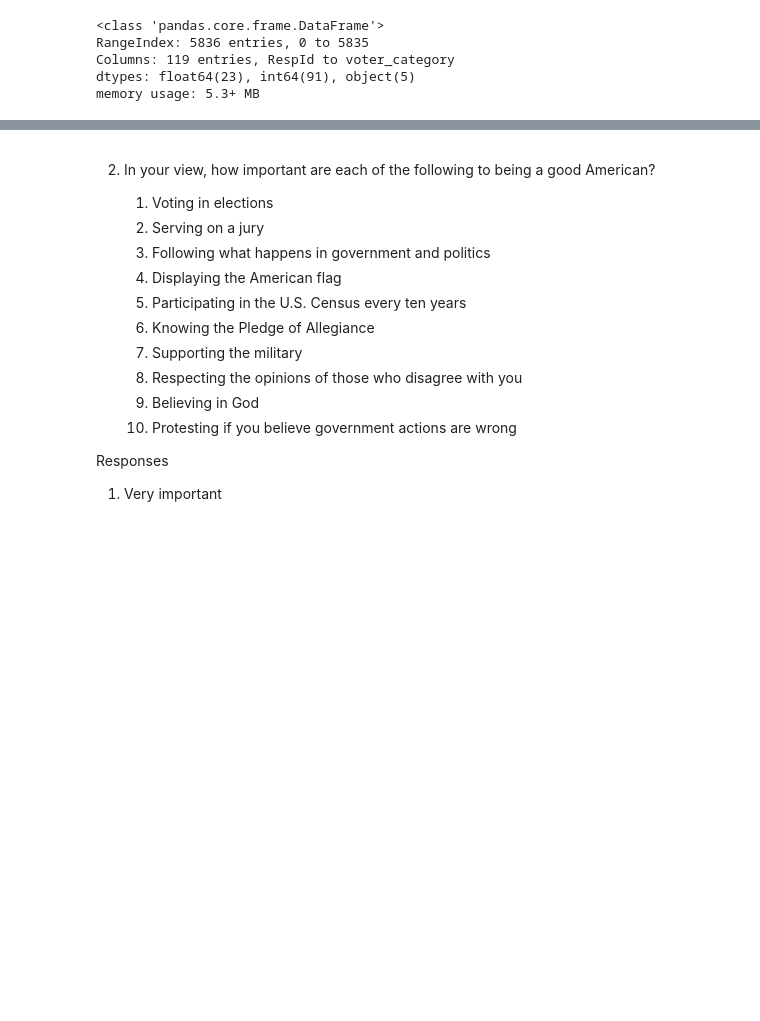
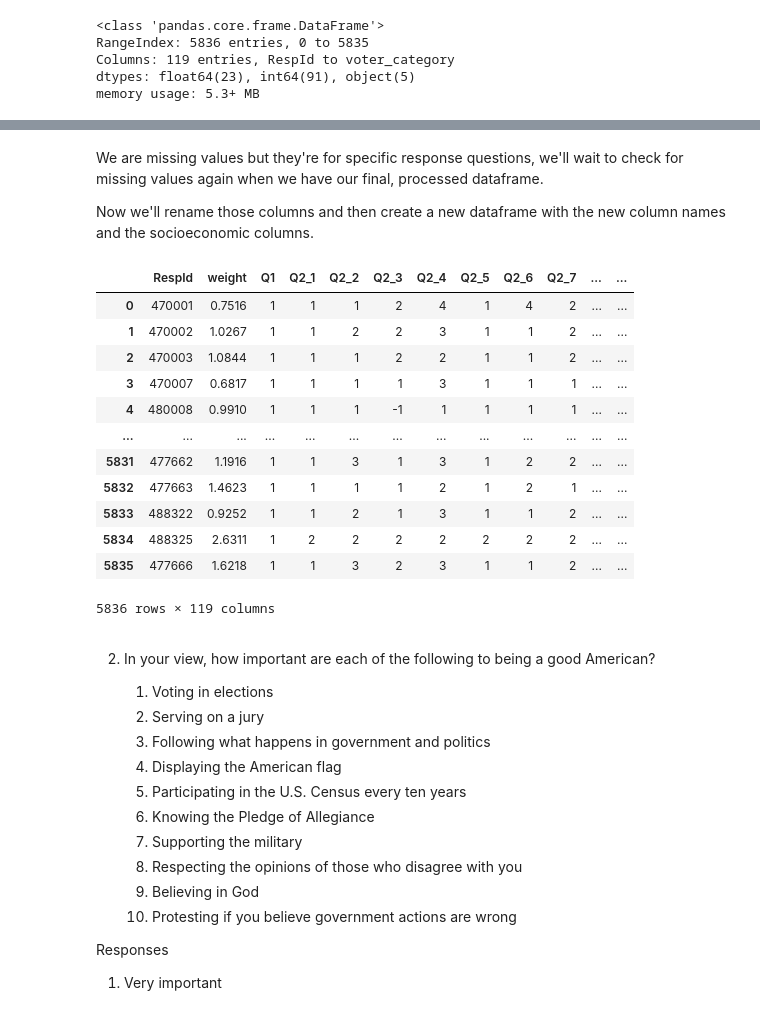
Before and after one commit to The-Rebeckoning/data-science, a Jupyter notebook: portfolio/in-progress/american_valuesv2/eda-american-valuesv2.ipynb, the cells around one changed output, grey strips where cells are left out. Drawn from its saved outputs; the diff is of its cells as text; code cells hidden in the pictures; blank space fills up the shorter version.

Commit message:
finished cleaning up data

```diff
--- a/portfolio/in-progress/american_valuesv2/eda-american-valuesv2.ipynb
+++ b/portfolio/in-progress/american_valuesv2/eda-american-valuesv2.ipynb
@@ -62,3 +89,61 @@ Now we'll rename those columns and then create a new dataframe with the new colu
+# %% [markdown]
+We are missing values but they're for specific response questions, we'll wait to check for missing values again when we have our final, processed dataframe.
+
+Now we'll rename those columns and then create a new dataframe with the new column names and the socioeconomic columns.
+# %%
+# Create dictionary with corresponding keys
+
+column_dict = {"Q2_1":"Voting",
+        "Q2_2": "Jury",
+        "Q2_3": "Govt_Politics",
+        "Q2_4": "American_Flag",
+        "Q2_5": "US_Census",
+        "Q2_6": "Pledge",
+        "Q2_7":"Military Support",
+        "Q2_8": "Respecting_Others",
+        "Q2_9":"Believing in God",
+        "Q2_10":"Protesting",
+        "Q3_1": "Racism_US",
+        "Q3_2": "Racism_Policing",
+        "Q3_3":"Society_Whole",
+        "Q3_4":"Mainstream_Media",
+        "Q3_5":"Traditional_Parties",
+        "Q3_5":"Way_People_Talk"}
+
+# Create list of dictionary
+keylist = list(column_dict.keys())
+
+# Create two lists that we'll use to restructure the survey data
+question_two = []
+question_three = []
+for key in keylist:
+    if "Q2" in key:
+        question_two.append(key)
+    else:
+        question_three.append(key)
+
+# Likert scale data (make agreeable
+
+# Create two lists for questions two and three, restructure data that way
+
+# Age (bins)
+
+# make the bins by quartile
+df
+# %% [output]
+|  | RespId | weight | Q1 | Q2_1 | Q2_2 | Q2_3 | Q2_4 | Q2_5 | Q2_6 | Q2_7 | ... | ... |
+| 0 | 470001 | 0.7516 | 1 | 1 | 1 | 2 | 4 | 1 | 4 | 2 | ... | ... |
+| 1 | 470002 | 1.0267 | 1 | 1 | 2 | 2 | 3 | 1 | 1 | 2 | ... | ... |
+| 2 | 470003 | 1.0844 | 1 | 1 | 1 | 2 | 2 | 1 | 1 | 2 | ... | ... |
+| 3 | 470007 | 0.6817 | 1 | 1 | 1 | 1 | 3 | 1 | 1 | 1 | ... | ... |
+| 4 | 480008 | 0.9910 | 1 | 1 | 1 | -1 | 1 | 1 | 1 | 1 | ... | ... |
+| ... | ... | ... | ... | ... | ... | ... | ... | ... | ... | ... | ... | ... |
+| 5831 | 477662 | 1.1916 | 1 | 1 | 3 | 1 | 3 | 1 | 2 | 2 | ... | ... |
+| 5832 | 477663 | 1.4623 | 1 | 1 | 1 | 1 | 2 | 1 | 2 | 1 | ... | ... |
+| 5833 | 488322 | 0.9252 | 1 | 1 | 2 | 1 | 3 | 1 | 1 | 2 | ... | ... |
+| 5834 | 488325 | 2.6311 | 1 | 2 | 2 | 2 | 2 | 2 | 2 | 2 | ... | ... |
+| 5835 | 477666 | 1.6218 | 1 | 1 | 3 | 2 | 3 | 1 | 1 | 2 | ... | ... |
+5836 rows × 119 columns
 # %% [markdown]
 2. In your view, how important are each of the following to being a good American?
 
```
Also changed, not shown: parts of 23 cells of this notebook, 6 other files.
